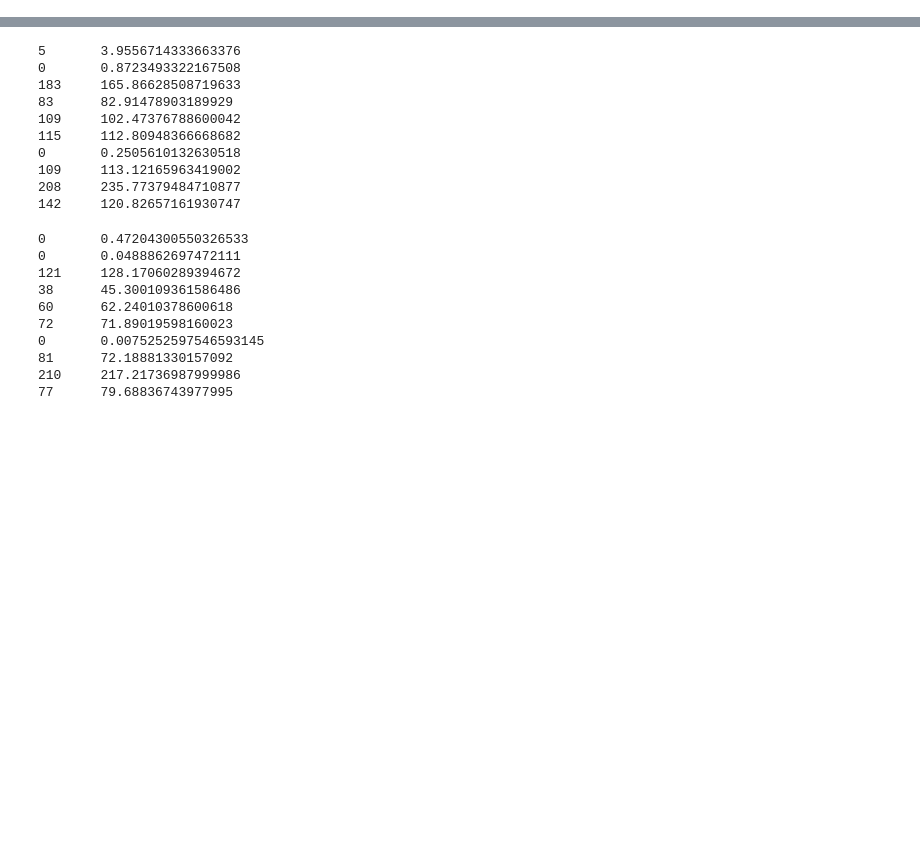
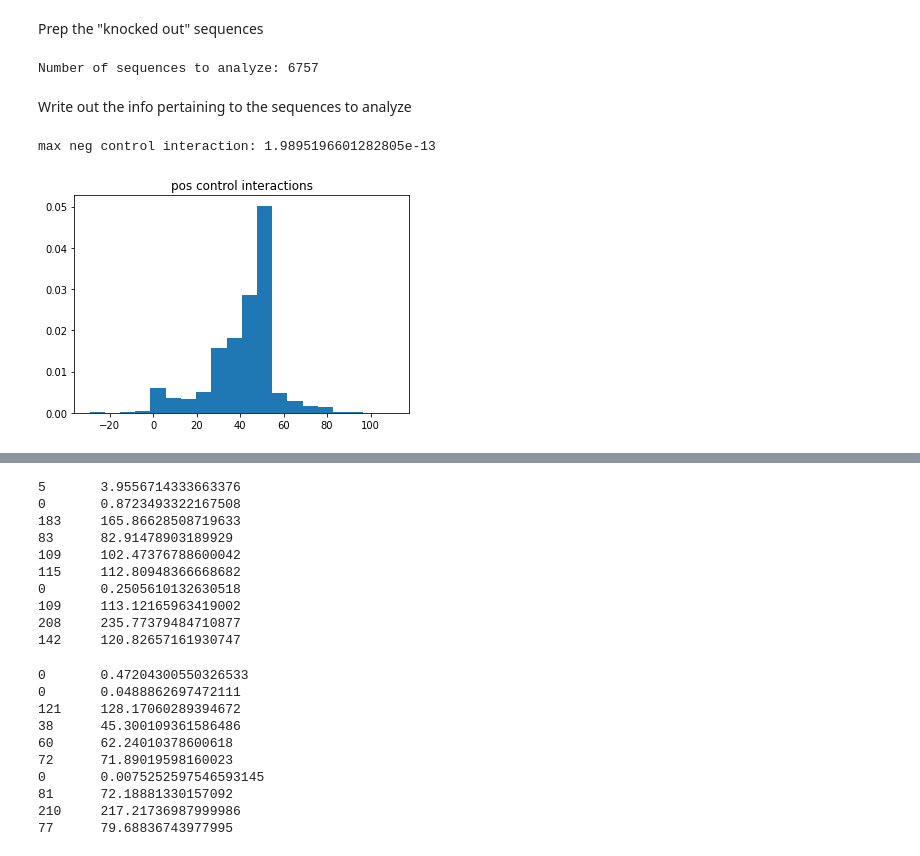
Before and after one commit to kundajelab/feature_interactions, a Jupyter notebook: av/Generate_Data.ipynb, the cells around one changed output, grey strips where cells are left out. Drawn from its saved outputs; the diff is of its cells as text; code cells hidden in the pictures; blank space fills up the shorter version.

```diff
--- a/av/Generate_Data.ipynb
+++ b/av/Generate_Data.ipynb
@@ -96,10 +98,13 @@ synthetic.printSequences("simulation.simdata", sequenceSet,
 # %%
-!md5sum simulation.simdata
+!md5sum train_simulation.simdata
+!md5sum test_simulation.simdata
 
-data = synthetic.read_simdata_file("simulation.simdata")
-count_hasgata, count_hastal, count_tal_and_gata = np.sum(data.labels, axis=0)
+train_data = synthetic.read_simdata_file("train_simulation.simdata")
+test_data = synthetic.read_simdata_file("test_simulation.simdata")
+count_hasgata, count_hastal, count_tal_and_gata = np.sum(train_data.labels, axis=0)
 count_only_gata = count_hasgata - count_tal_and_gata
 count_only_tal = count_hastal - count_tal_and_gata
 print(count_only_gata, count_only_tal, count_tal_and_gata,
-      len(data.labels) - (count_only_gata + count_only_tal + count_tal_and_gata))
+      len(train_data.labels)
+      - (count_only_gata + count_only_tal + count_tal_and_gata))
 # %% [output]
@@ -204,0 +257,2 @@ pos_labels_fh.close()
+# %% [markdown]
+Prep the "knocked out" sequences
@@ -204,0 +284,4 @@ pos_labels_fh.close()
+# %%
+print("Number of sequences to analyze:",len(toanalyze_info))
+# %% [output]
+Number of sequences to analyze: 6757
@@ -204,0 +339,2 @@ pos_labels_fh.close()
+# %% [markdown]
+Write out the info pertaining to the sequences to analyze
@@ -204,0 +381,29 @@ pos_labels_fh.close()
+# %%
+#sanity check negative control and positive control interactions
+groundtruth_gatacontrib_neg = (toanalyze_taloff_expected_count_neg -
+                               toanalyze_bothoff_expected_count_neg)
+groundtruth_talcontrib_neg = (toanalyze_gataoff_expected_count_neg -
+                               toanalyze_bothoff_expected_count_neg)
+groundtruth_jointcontrib_neg = (toanalyze_orig_expected_count_neg -
+                                toanalyze_bothoff_expected_count_neg)
+
+groundtruth_gatacontrib_pos = (toanalyze_taloff_expected_count_pos -
+                               toanalyze_bothoff_expected_count_pos)
+groundtruth_talcontrib_pos = (toanalyze_gataoff_expected_count_pos -
+                               toanalyze_bothoff_expected_count_pos)
+groundtruth_jointcontrib_pos = (toanalyze_orig_expected_count_pos -
+                                toanalyze_bothoff_expected_count_pos)
+
+groundtruth_neg_interactions = (groundtruth_jointcontrib_neg -
+  (groundtruth_gatacontrib_neg + groundtruth_talcontrib_neg))
+groundtruth_pos_interactions = (groundtruth_jointcontrib_pos -
+  (groundtruth_gatacontrib_pos + groundtruth_talcontrib_pos))
+
+print("max neg control interaction:",max(groundtruth_neg_interactions))
+
+plt.hist(groundtruth_pos_interactions, density=True, bins=20)
+plt.title("pos control interactions")
+plt.show()
+# %% [output]
+max neg control interaction: 1.9895196601282805e-13
+[figure, added]
```
Also changed, not shown: parts of 24 cells of this notebook.
